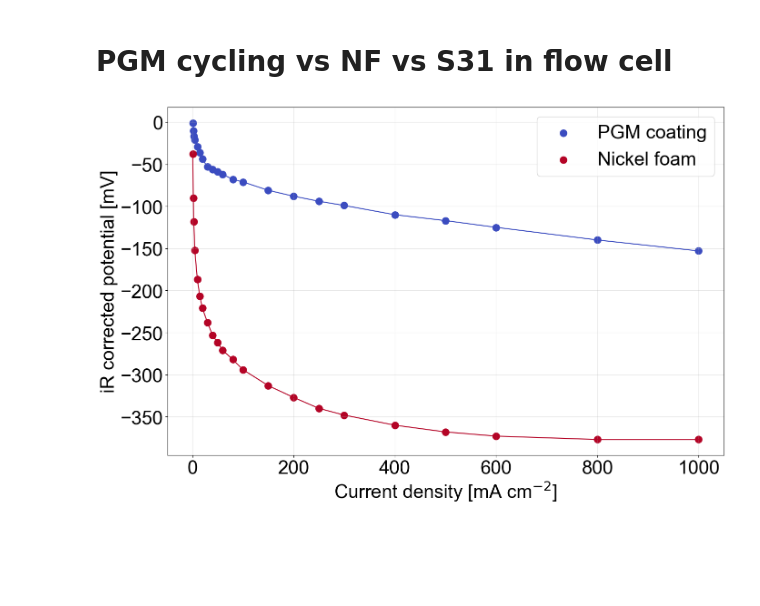
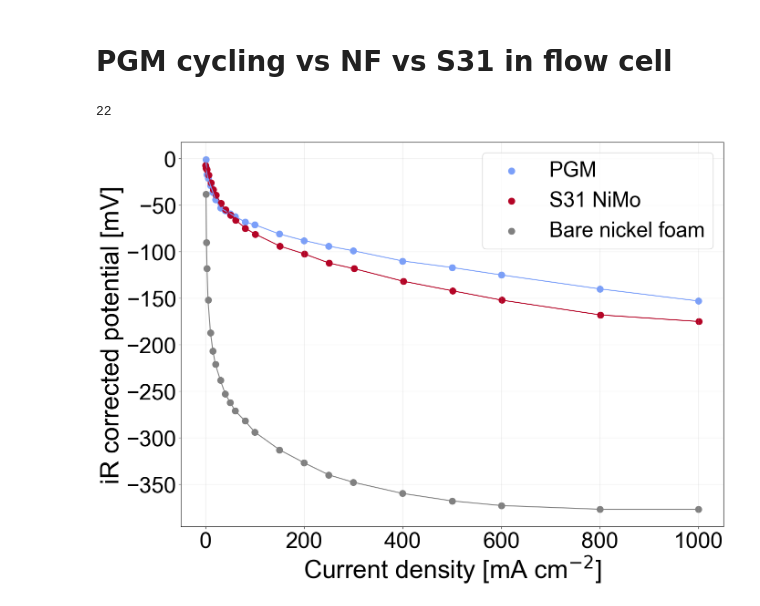
Before and after one commit to Pele905/Ni_Mo_CatBot-optimization-public, a Jupyter notebook: detailed_data_analysis.ipynb, the cells around one changed output. Cells and saved outputs as stored; diff of their text form; code cells hidden in the pictures; blank space fills up the shorter version.

```diff
--- a/detailed_data_analysis.ipynb
+++ b/detailed_data_analysis.ipynb
@@ -185,11 +185,11 @@ for target in targets:
 import matplotlib.pyplot as plt
 import numpy as np
 
-savepath = "/Users/pvifr/Desktop/PhD_general/Ni_Mo_paper/First review"
+savepath = "/Users/pvifr/Desktop/PhD_general/Ni_Mo_paper/First review/Revised graphs"
 # extract the experiments that you want to see. In our case the 10 samples iwth lowest overpotentials across the 100 scans
 selected_exps = (
     df_NiMo.sort_values(by='OP @ -10 mA/cm2 mean (mV)')
-    .head(230)['experiment']
+    .head(250)['experiment']
     .tolist()
 )
 targets = ["Overpotentials at 1 mA/cm2", "Overpotentials at 10 mA/cm2", "Overpotentials at 100 mA/cm2"]
@@ -222,20 +222,20 @@ for target in ["Overpotentials at 10 mA/cm2"]:
         y_coords,
         c=c_values,      # Pass the array of values to map to colors
         cmap='coolwarm',  # Chooses the color palette
-        s=100,
+        s=120,
         edgecolors='black', # Optional: makes points pop against the background
         linewidth=0.5
     )
 
     # Add a colorbar so you know what the colors actually mean
     cbar = plt.colorbar(sc)
-    cbar.set_label(r'Mean Overpotential $\langle \eta_{10} \rangle$ [mV]', rotation=270, labelpad=30, fontsize=22)
-    cbar.ax.tick_params(labelsize=22)
-    plt.ylabel(r"$\Delta \eta_{-10}$", fontsize=25)
-    plt.xlabel(r"Initial $\eta_{-10}$", fontsize=25)
+    cbar.set_label(r'$\langle \eta_{10} \rangle$ [mV]', rotation=270, labelpad=45, fontsize=30)
+    cbar.ax.tick_params(labelsize=30)
+    plt.ylabel(r"$\Delta \eta_{-10}$", fontsize=30)
+    plt.xlabel(r"Initial $\eta_{-10}$", fontsize=30)
 
-    plt.xticks(fontsize=22)
-    plt.yticks(fontsize=22)
+    plt.xticks(fontsize=30)
+    plt.yticks(fontsize=30)
     plt.grid(True)
     plt.xlim(0, 310)
     plt.tight_layout()
@@ -416,30 +416,44 @@ plt.show()
 # %%
 #
 #
 current_densities = [1, 2, 3, 5, 10, 15, 20, 30, 40, 50, 60, 80, 100, 150, 200, 250, 300, 400, 500, 600, 800, 1000]
 PGM_testing_data = np.array([ -0.001, -0.01, -0.017, -0.021, -0.029, -0.036, -0.044, -0.053, -0.056, -0.059, -0.062, -0.068, -0.071, -0.081, -0.088, -0.094, -0.099, -0.11, -0.117, -0.125, -0.14, -0.153]) * 1000
 NF_data = np.array([ -0.038, -0.09, -0.118, -0.152, -0.187, -0.207, -0.221, -0.238, -0.253, -0.262, -0.271, -0.282, -0.294, -0.313, -0.327, -0.34, -0.348, -0.36, -0.368, -0.373, -0.377, -0.377]) * 1000
+plt.figure(figsize=(14, 10))
 
-plt.figure(figsize=(14, 9))
+S31_current_densities = np.array([0, 1, 3, 5.98, 10.98667, 15.98667, 21.01667, 30.98, 41.02, 51.03, 61.03333, 80.62333, 100.84, 150.55, 200.64667, 250.98, 301.08, 401.27667, 501.06667, 600.90667, 801.11, 1001.22333])
+S31_cycling = np.array([-0.00745, -0.01007, -0.01173, -0.01746, -0.02608, -0.03333, -0.03908, -0.04768, -0.05477, -0.06074, -0.06587, -0.07468, -0.08106, -0.09395, -0.10238, -0.11228, -0.11820, -0.13179, -0.14204, -0.15209, -0.16797, -0.17509]) * 1000
+colors = plt.cm.coolwarm(np.linspace(0, 1, 2))
+print(len(S31_cycling))
 
-colors = plt.cm.coolwarm(np.linspace(0, 1, 2))
 
-plt.scatter(current_densities, PGM_testing_data, color=colors[0], linewidth=2, s = 100, label="PGM coating")
-plt.scatter(current_densities, NF_data, color=colors[1], linewidth=2,s = 100, label="Nickel foam")
 
+colors = plt.cm.coolwarm(np.linspace(0.2, 1, 3))
+
+plt.scatter(current_densities, PGM_testing_data,
+            color=colors[0], s=100, label="PGM")
+
+plt.scatter(S31_current_densities, S31_cycling,
+            color=colors[2], s=100, label="S31 NiMo")
+
+plt.scatter(current_densities, NF_data,
+            color='gray', s=100, label="Bare nickel foam")
 plt.plot(current_densities, PGM_testing_data, color=colors[0])
-plt.plot(current_densities, NF_data, color=colors[1])
+plt.plot(current_densities, NF_data, color="gray")
+plt.plot(S31_current_densities, S31_cycling, color=colors[2])
 
-plt.xlabel(r"Current density [mA cm$^{-2}$]", fontsize=30)
-plt.ylabel("iR corrected potential [mV]", fontsize=30)
+plt.xlabel(r"Current density [mA cm$^{-2}$]", fontsize=40)
+plt.ylabel("iR corrected potential [mV]", fontsize=40)
 
-plt.xticks(fontsize=30)
-plt.yticks(fontsize=30)
+plt.xticks(fontsize=35)
+plt.yticks(fontsize=35)
 
-plt.legend(fontsize=30)
+plt.legend(fontsize=33)
 plt.grid(True, alpha=0.3)
 
 plt.tight_layout()
+plt.savefig(os.path.join(savepath, "PGM_S31_NF.png"))
 plt.show()
 # %% [output]
+22
-[figure, old version]
+[figure, new version]
```
Also changed, not shown: parts of 6 cells of this notebook, 8 other files.
